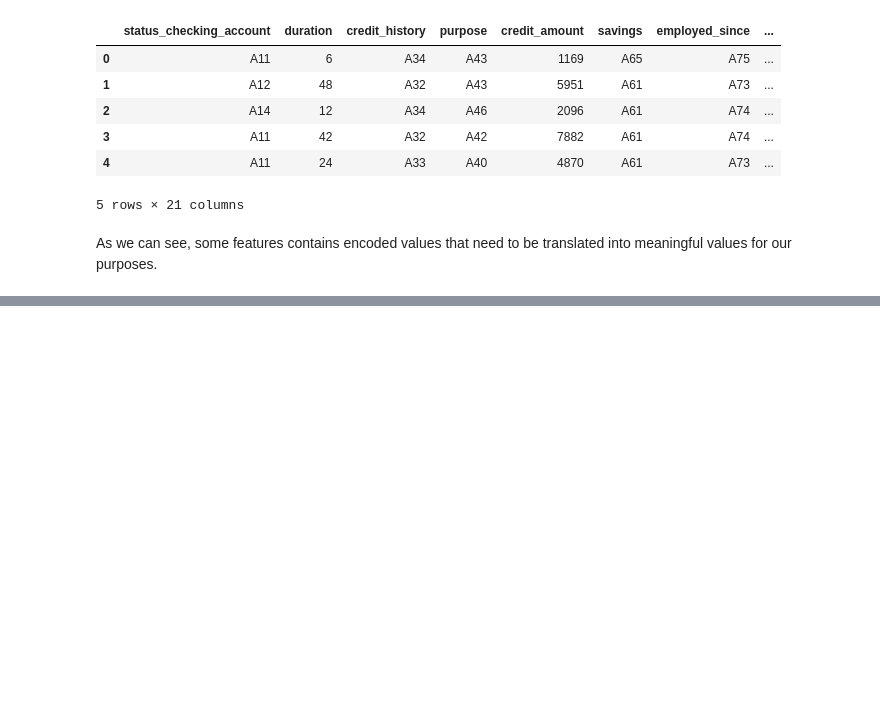
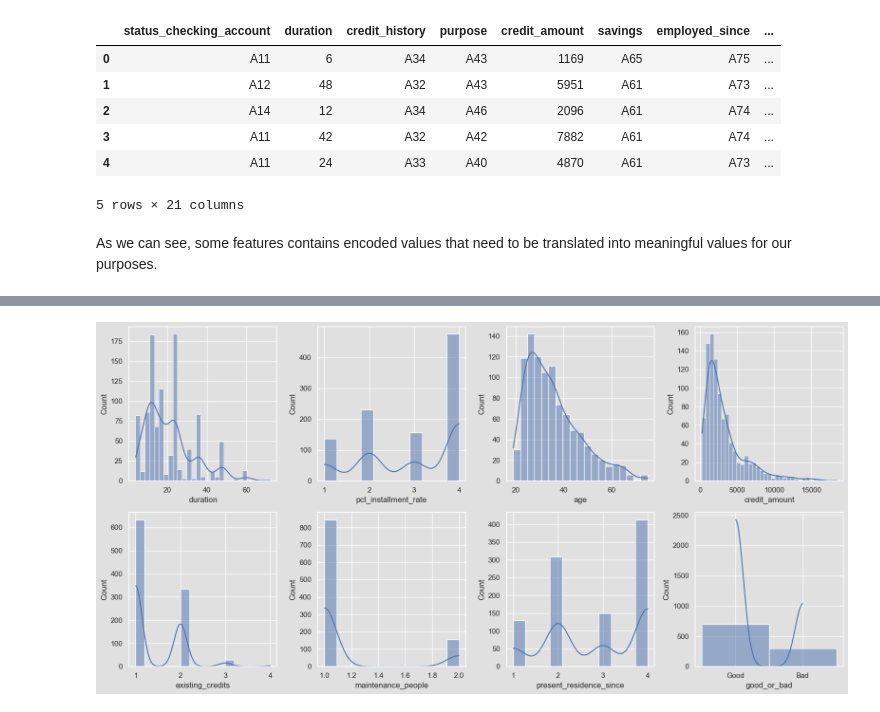
Before and after one commit to IgorTrevelin/data-science, a Jupyter notebook: german-credit-risk.ipynb, the cells around one changed output, grey strips where cells are left out. Saved outputs shown, nothing was run; the diff lists cells and outputs as text; code cells hidden in the pictures; blank space fills up the shorter version.

```diff
--- a/german-credit-risk.ipynb
+++ b/german-credit-risk.ipynb
@@ -180,0 +409,25 @@ def property(df: pd.DataFrame):
+# %%
+numerical = list(set(df.columns.values) - set(categorical))
+n_cols = 4
+n_rows = math.ceil(len(numerical) / n_cols)
+
+fig, axes = plt.subplots(n_rows, n_cols, figsize=(16, n_rows * 4))
+
+i = 0
+while i < (n_rows * n_cols):
+    ax = axes[i // n_cols][i % n_cols]
+
+    if i >= len(numerical):
+        ax.remove()
+        i += 1
+        continue
+
+    col = numerical[i]
+    sns.histplot(data=df, x=col, kde=True, ax=ax)
+
+    i += 1
+
+fig.tight_layout()
+plt.show()
+# %% [output]
+[figure, added]
```
Also changed, not shown: parts of 20 cells of this notebook.
